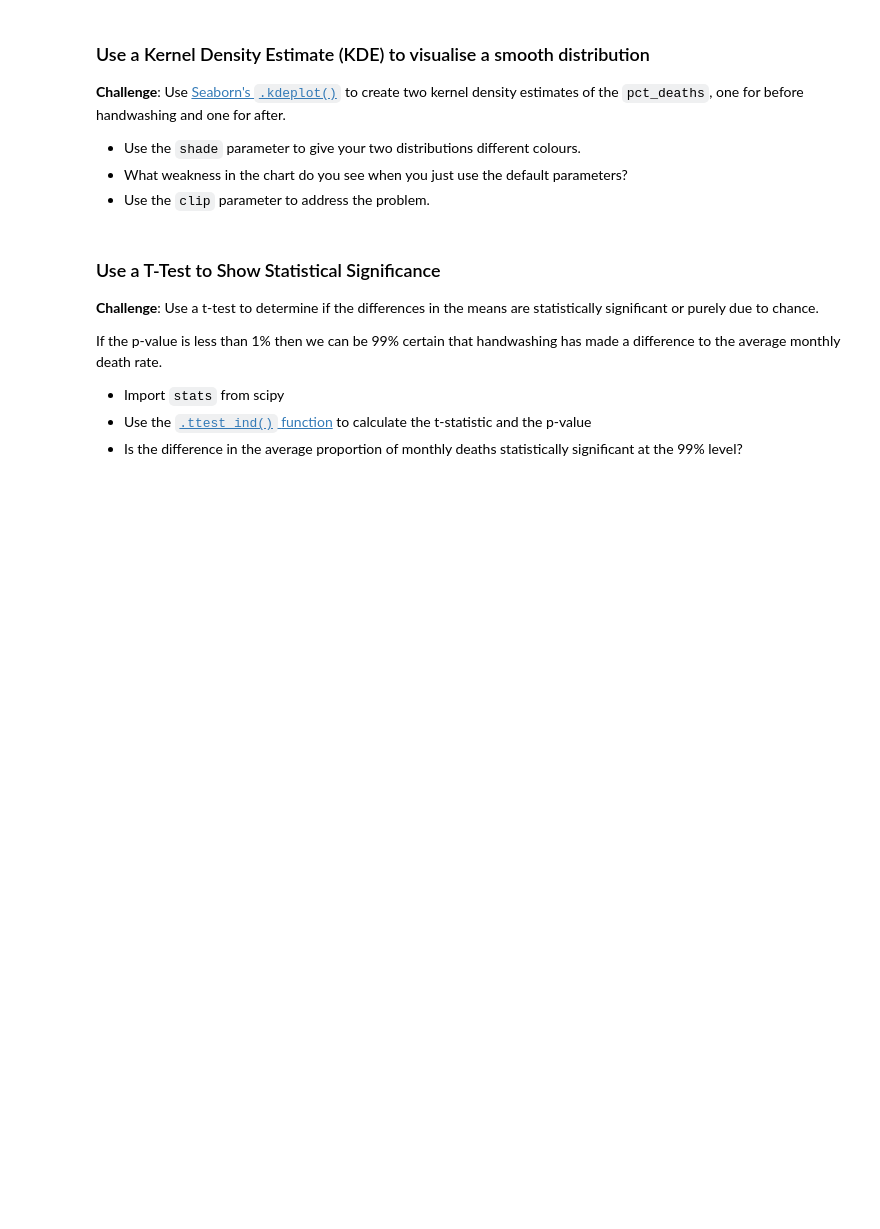
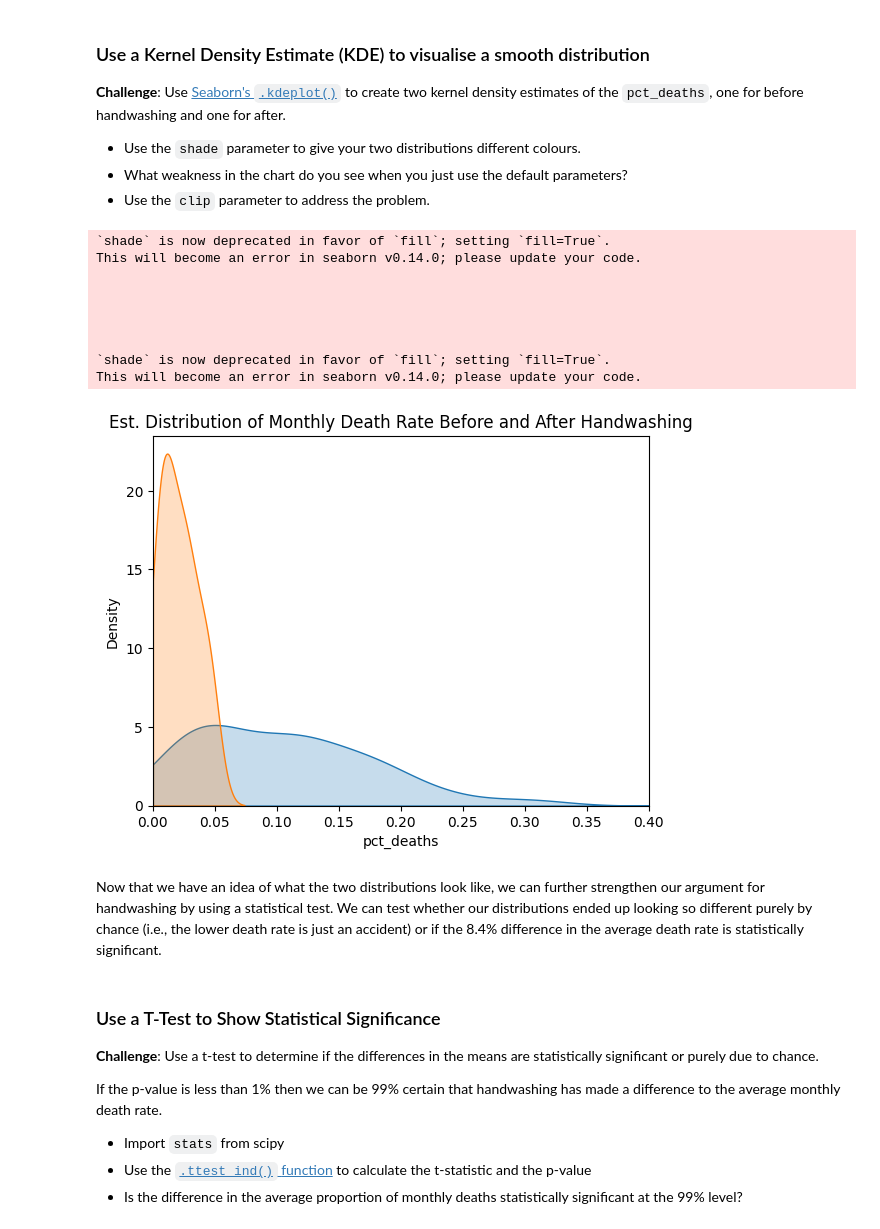
Before and after one commit to M-Awwab-Khan/dr-semmelweis-handwashing-analysis, a Jupyter notebook: Dr_Semmelweis_Handwashing_Discovery_(start).ipynb, the cells around one changed output. Drawn from its saved outputs; the diff is of its cells as text; code cells hidden in the pictures; blank space fills up the shorter version.

```diff
--- a/Dr_Semmelweis_Handwashing_Discovery_(start).ipynb
+++ b/Dr_Semmelweis_Handwashing_Discovery_(start).ipynb
@@ -453,6 +453,29 @@ hist.show()
 * Use the `shade` parameter to give your two distributions different colours.
 * What weakness in the chart do you see when you just use the default parameters?
 * Use the `clip` parameter to address the problem.
+# %%
+sns.kdeplot(before_washing.pct_deaths,
+            shade=True,
+            clip=(0,1))
+sns.kdeplot(after_washing.pct_deaths,
+            shade=True,
+            clip=(0,1))
+plt.title('Est. Distribution of Monthly Death Rate Before and After Handwashing')
+plt.xlim(0, 0.40)
+plt.show()
+# %% [output]
+`shade` is now deprecated in favor of `fill`; setting `fill=True`.
+This will become an error in seaborn v0.14.0; please update your code.
+
+
+
+
+
+`shade` is now deprecated in favor of `fill`; setting `fill=True`.
+This will become an error in seaborn v0.14.0; please update your code.
+[figure, added]
+# %% [markdown]
+Now that we have an idea of what the two distributions look like, we can further strengthen our argument for handwashing by using a statistical test. We can test whether our distributions ended up looking so different purely by chance (i.e., the lower death rate is just an accident) or if the 8.4% difference in the average death rate is statistically significant.
 # %% [markdown]
 ### Use a T-Test to Show Statistical Significance
 
```
Also changed, not shown: parts of 3 cells of this notebook.
